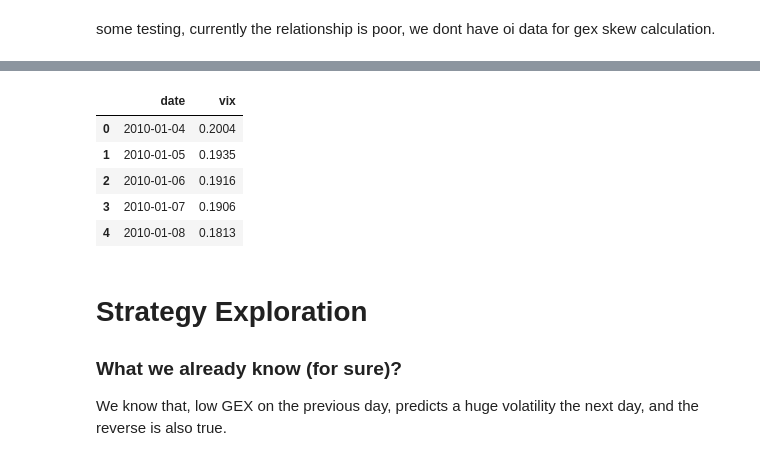
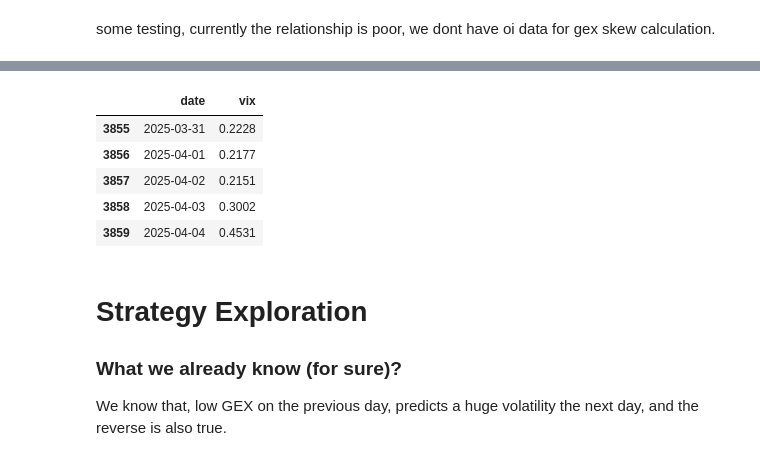
Before and after one commit to yifandill/Gamma_Exposure_Quant_Research, a Jupyter notebook: src/exploration.ipynb, the cells around one changed output, grey strips where cells are left out. Drawn from its saved outputs; the diff is of its cells as text; code cells hidden in the pictures.

```diff
--- a/src/exploration.ipynb
+++ b/src/exploration.ipynb
@@ -248,16 +269,16 @@ strong multicollinearity or other numerical problems.
 # %%
 df_vix = pd.read_csv(os.path.join(data_path, 'VIX_History.csv'))
 df_vix['date'] = pd.to_datetime(df_vix['DATE'])
 df_vix['vix'] = df_vix['CLOSE']/100
 df_vix = df_vix[['date','vix']]
-df_vix.head()
+df_vix.tail()
 # %% [output]
 |  | date | vix |
-| 0 | 2010-01-04 | 0.2004 |
-| 1 | 2010-01-05 | 0.1935 |
-| 2 | 2010-01-06 | 0.1916 |
-| 3 | 2010-01-07 | 0.1906 |
-| 4 | 2010-01-08 | 0.1813 |
+| 3855 | 2025-03-31 | 0.2228 |
+| 3856 | 2025-04-01 | 0.2177 |
+| 3857 | 2025-04-02 | 0.2151 |
+| 3858 | 2025-04-03 | 0.3002 |
+| 3859 | 2025-04-04 | 0.4531 |
 # %%
 stock_price['return'] = stock_price['close_price']/stock_price['close_price'].shift(1) - 1
 # Realized volatility over 10 days
```
Also changed, not shown: parts of 22 cells of this notebook.
